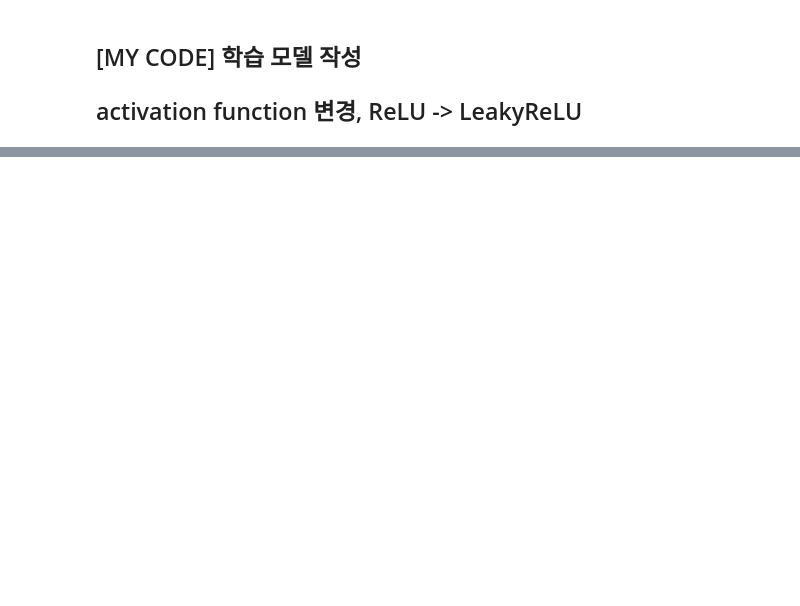
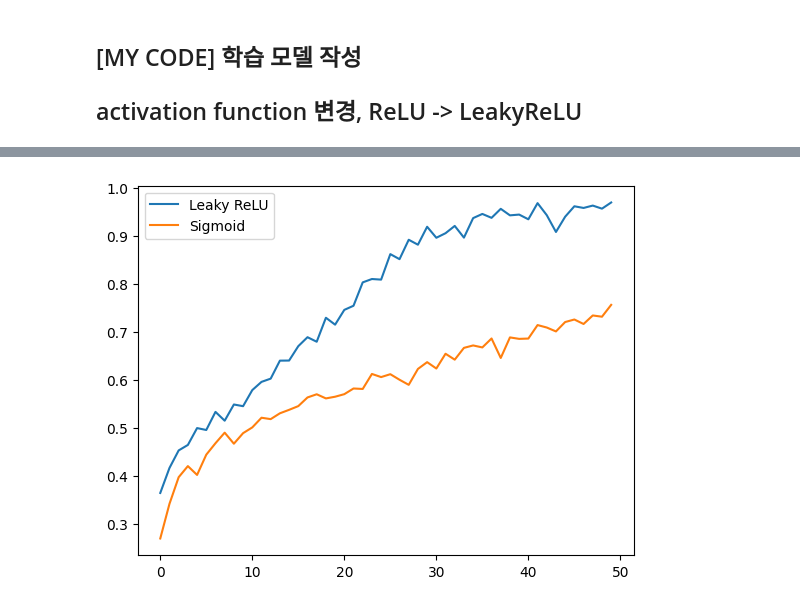
Before and after one commit to imstaHub/hanghae99, a Jupyter notebook: week1_advanced.ipynb, the cells around one changed output, grey strips where cells are left out. Cells and saved outputs as stored; diff of their text form; code cells hidden in the pictures; blank space fills up the shorter version.

```diff
--- a/week1_advanced.ipynb
+++ b/week1_advanced.ipynb
@@ -78,0 +272,33 @@ optimizer = SGD(model.parameters(), lr=lr)
+# %%
+import torch.nn.functional as F
+
+### model3, optimizer Adam, activation Sigmoid
+model3 = Model_SIG(32 * 32 * 3, 1024)
+model3 = model3.to('cuda')
+
+lr = 0.001
+optimizer_adam = Adam(model3.parameters(), lr=lr)
+
+n_epochs = 50
+
+sigmoid_accuracy_list = []
+
+for epoch in range(n_epochs):
+    total_loss = 0.
+    for data in trainloader:
+        model3.zero_grad()
+        inputs, labels = data
+        one_hot_labels = F.one_hot(labels, num_classes=10).type(torch.DoubleTensor)
+        inputs, one_hot_labels = inputs.to('cuda'), one_hot_labels.to('cuda')
+
+        preds = model3(inputs)
+        loss = nn.CrossEntropyLoss()(preds, one_hot_labels)
+        loss.backward()
+        optimizer_adam.step()
+
+        total_loss += loss.item()
+
+    train_accuracy = accuracy(model3, trainloader, True)
+    print(f"Epoch {epoch:3d} | Loss: {total_loss} | Acc: {train_accuracy}")
+
+    sigmoid_accuracy_list.append(train_accuracy)
@@ -78,0 +323,4 @@ optimizer = SGD(model.parameters(), lr=lr)
+# %%
+plot_acc(adam_accuracy_list, sigmoid_accuracy_list, 'Leaky ReLU', 'Sigmoid')
+# %% [output]
+[figure, added]
```
Also changed, not shown: parts of 26 cells of this notebook.
